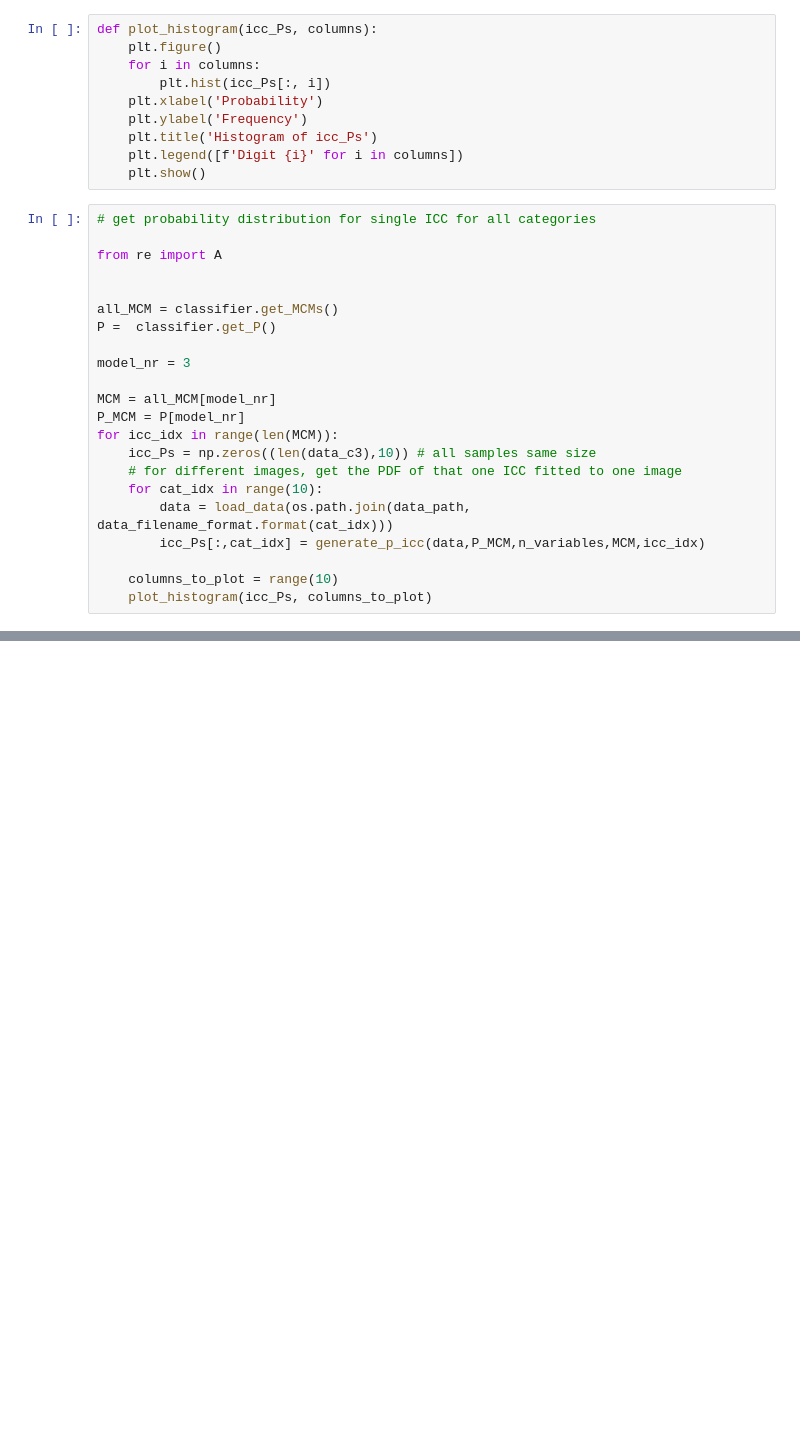
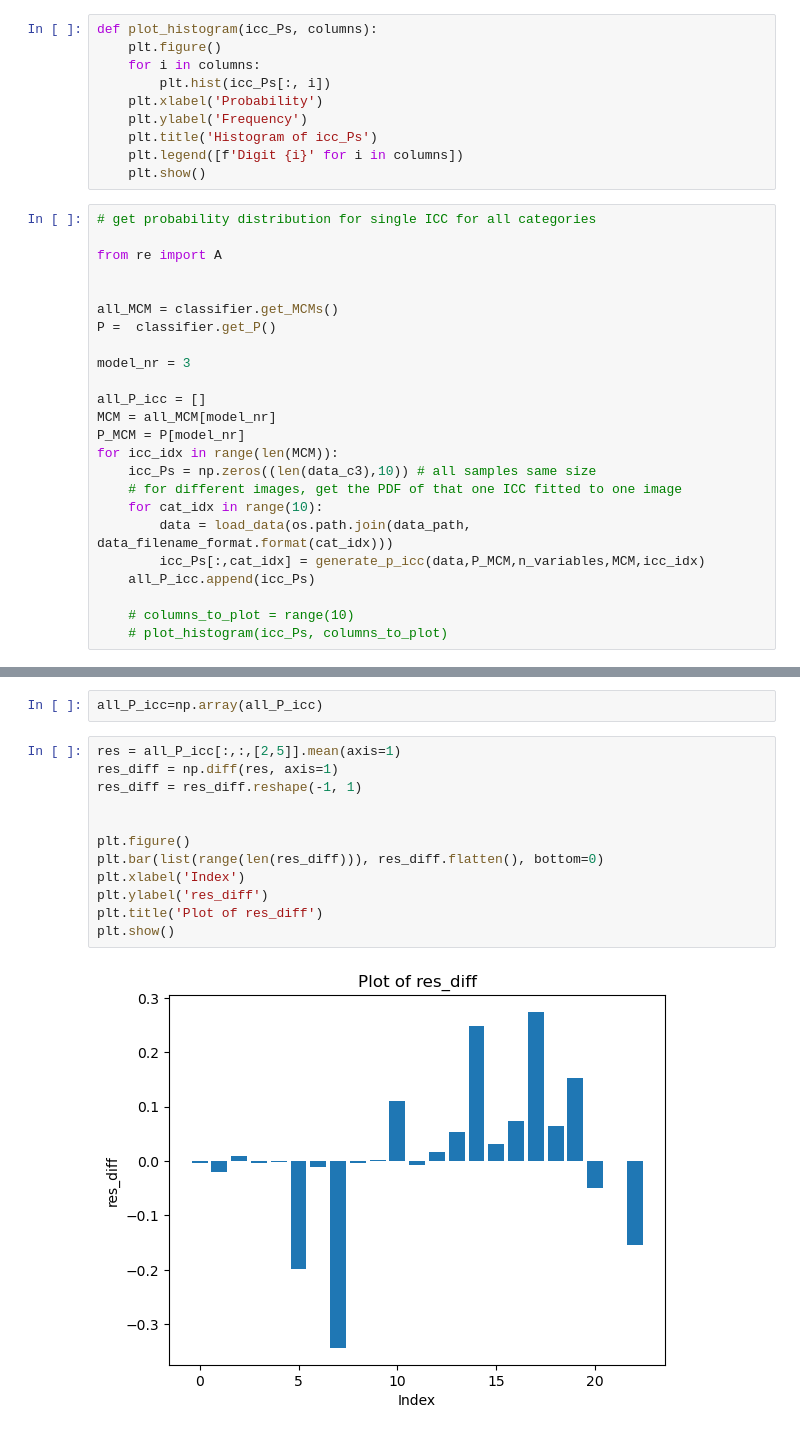
Before and after one commit to PaulHosek/MCM_classifier, a Jupyter notebook: Classifier_1/classifier/bin/reworking_clf.ipynb, the cells around one changed output, grey strips where cells are left out. Saved outputs shown, nothing was run; the diff lists cells and outputs as text; blank space fills up the shorter version.

Commit message:
relevant icc: 3. barplot for difference in means

```diff
--- a/Classifier_1/classifier/bin/reworking_clf.ipynb
+++ b/Classifier_1/classifier/bin/reworking_clf.ipynb
@@ -136,6 +136,7 @@ P =  classifier.get_P()
 
 model_nr = 3
 
+all_P_icc = []
 MCM = all_MCM[model_nr]
 P_MCM = P[model_nr]
 for icc_idx in range(len(MCM)):
@@ -144,6 +145,7 @@ for icc_idx in range(len(MCM)):
     for cat_idx in range(10):
         data = load_data(os.path.join(data_path, data_filename_format.format(cat_idx)))
         icc_Ps[:,cat_idx] = generate_p_icc(data,P_MCM,n_variables,MCM,icc_idx)
+    all_P_icc.append(icc_Ps)
 
-    columns_to_plot = range(10)
-    plot_histogram(icc_Ps, columns_to_plot)
+    # columns_to_plot = range(10)
+    # plot_histogram(icc_Ps, columns_to_plot)
@@ -187,0 +172,16 @@ plot_histogram(icc_Ps, columns_to_plot)
+# %%
+all_P_icc=np.array(all_P_icc)
+# %%
+res = all_P_icc[:,:,[2,5]].mean(axis=1)
+res_diff = np.diff(res, axis=1)
+res_diff = res_diff.reshape(-1, 1)
+
+
+plt.figure()
+plt.bar(list(range(len(res_diff))), res_diff.flatten(), bottom=0)
+plt.xlabel('Index')
+plt.ylabel('res_diff')
+plt.title('Plot of res_diff')
+plt.show()
+# %% [output]
+[figure, added]
```
Also changed, not shown: parts of 4 cells of this notebook, 10 other files.
